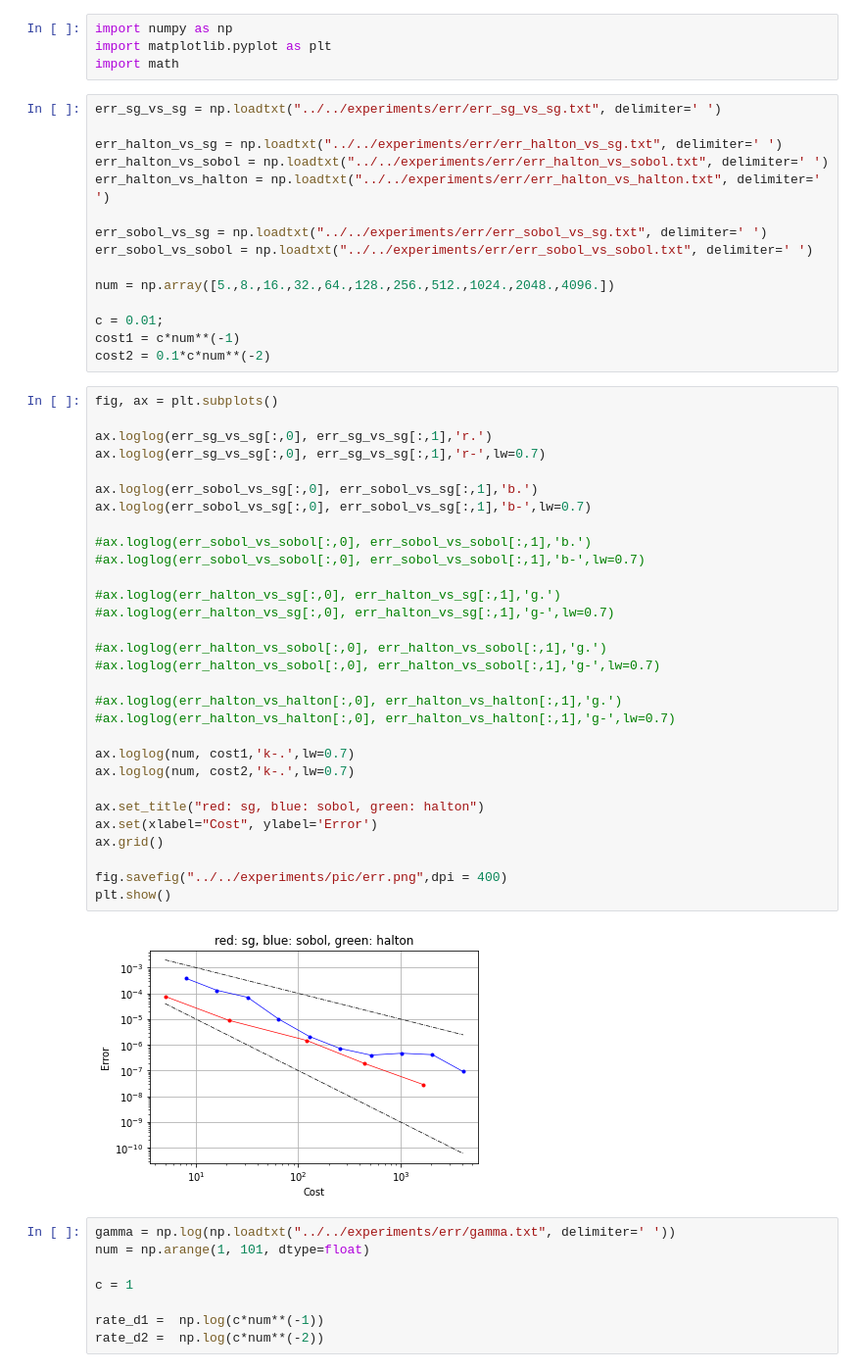
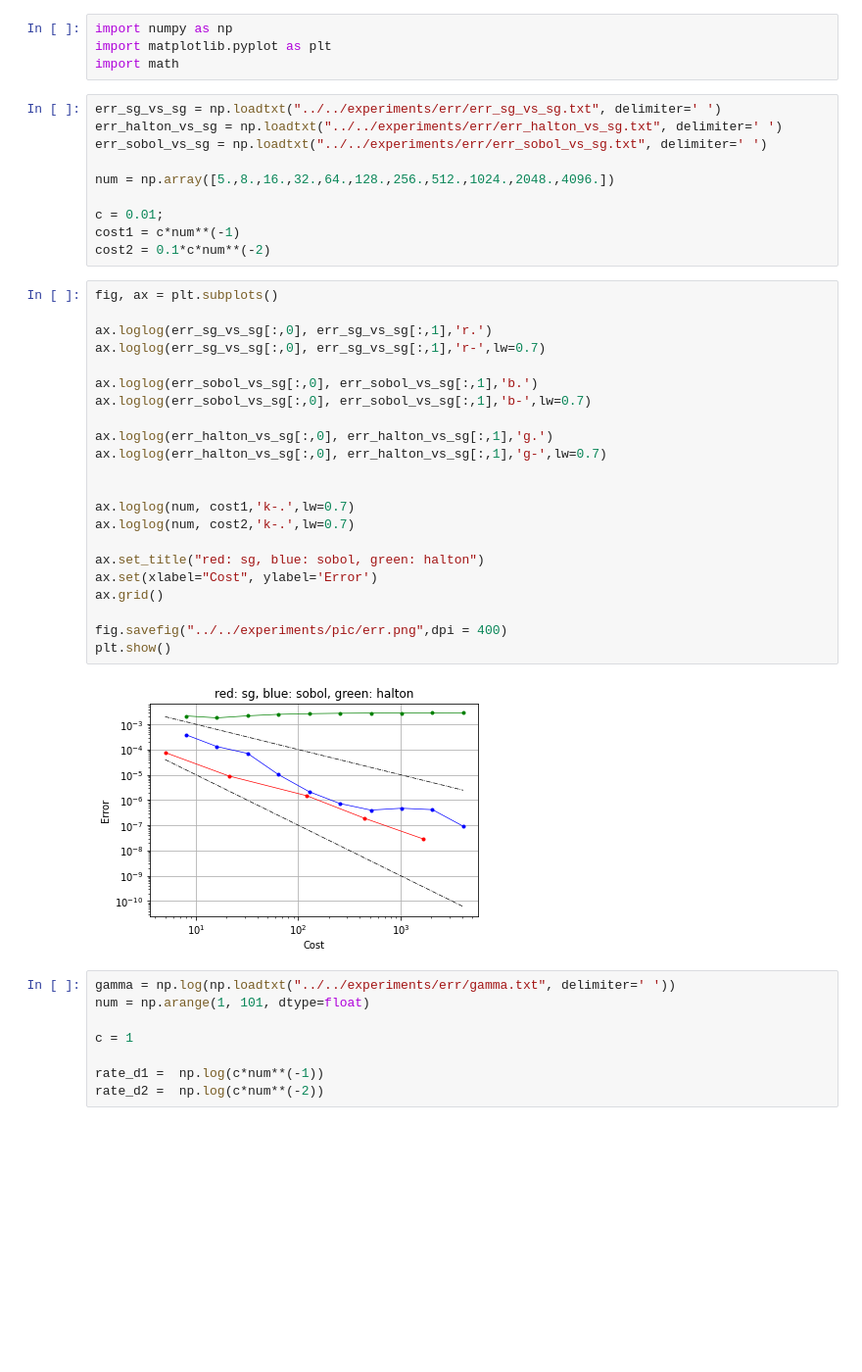
Before and after one commit to vkarnaev/random_domain_elasticity, a Jupyter notebook: utils/python/plotGraph.ipynb, the cells around one changed output. Shown at 98% size. Drawn from its saved outputs; the diff is of its cells as text; blank space fills up the shorter version.

Commit message:
halton points fixed

```diff
--- a/utils/python/plotGraph.ipynb
+++ b/utils/python/plotGraph.ipynb
@@ -4,13 +4,8 @@ import matplotlib.pyplot as plt
 import math
 # %%
 err_sg_vs_sg = np.loadtxt("../../experiments/err/err_sg_vs_sg.txt", delimiter=' ')
-
 err_halton_vs_sg = np.loadtxt("../../experiments/err/err_halton_vs_sg.txt", delimiter=' ')
-err_halton_vs_sobol = np.loadtxt("../../experiments/err/err_halton_vs_sobol.txt", delimiter=' ')
-err_halton_vs_halton = np.loadtxt("../../experiments/err/err_halton_vs_halton.txt", delimiter=' ')
-
 err_sobol_vs_sg = np.loadtxt("../../experiments/err/err_sobol_vs_sg.txt", delimiter=' ')
-err_sobol_vs_sobol = np.loadtxt("../../experiments/err/err_sobol_vs_sobol.txt", delimiter=' ')
 
 num = np.array([5.,8.,16.,32.,64.,128.,256.,512.,1024.,2048.,4096.])
 
@@ -20,35 +15,27 @@ cost2 = 0.1*c*num**(-2)
 # %%
 fig, ax = plt.subplots()
 
 ax.loglog(err_sg_vs_sg[:,0], err_sg_vs_sg[:,1],'r.')
 ax.loglog(err_sg_vs_sg[:,0], err_sg_vs_sg[:,1],'r-',lw=0.7)
 
 ax.loglog(err_sobol_vs_sg[:,0], err_sobol_vs_sg[:,1],'b.')
 ax.loglog(err_sobol_vs_sg[:,0], err_sobol_vs_sg[:,1],'b-',lw=0.7)
 
-#ax.loglog(err_sobol_vs_sobol[:,0], err_sobol_vs_sobol[:,1],'b.')
-#ax.loglog(err_sobol_vs_sobol[:,0], err_sobol_vs_sobol[:,1],'b-',lw=0.7)
+ax.loglog(err_halton_vs_sg[:,0], err_halton_vs_sg[:,1],'g.')
+ax.loglog(err_halton_vs_sg[:,0], err_halton_vs_sg[:,1],'g-',lw=0.7)
 
-#ax.loglog(err_halton_vs_sg[:,0], err_halton_vs_sg[:,1],'g.')
-#ax.loglog(err_halton_vs_sg[:,0], err_halton_vs_sg[:,1],'g-',lw=0.7)
-
-#ax.loglog(err_halton_vs_sobol[:,0], err_halton_vs_sobol[:,1],'g.')
-#ax.loglog(err_halton_vs_sobol[:,0], err_halton_vs_sobol[:,1],'g-',lw=0.7)
-
-#ax.loglog(err_halton_vs_halton[:,0], err_halton_vs_halton[:,1],'g.')
-#ax.loglog(err_halton_vs_halton[:,0], err_halton_vs_halton[:,1],'g-',lw=0.7)
 
 ax.loglog(num, cost1,'k-.',lw=0.7)
 ax.loglog(num, cost2,'k-.',lw=0.7)
 
 ax.set_title("red: sg, blue: sobol, green: halton")
 ax.set(xlabel="Cost", ylabel='Error')
 ax.grid()
 
 fig.savefig("../../experiments/pic/err.png",dpi = 400)
 plt.show()
 # %% [output]
-[figure, old version]
+[figure, new version]
 # %%
 gamma = np.log(np.loadtxt("../../experiments/err/gamma.txt", delimiter=' '))
 num = np.arange(1, 101, dtype=float)
```
Also changed, not shown: 36 other files.
